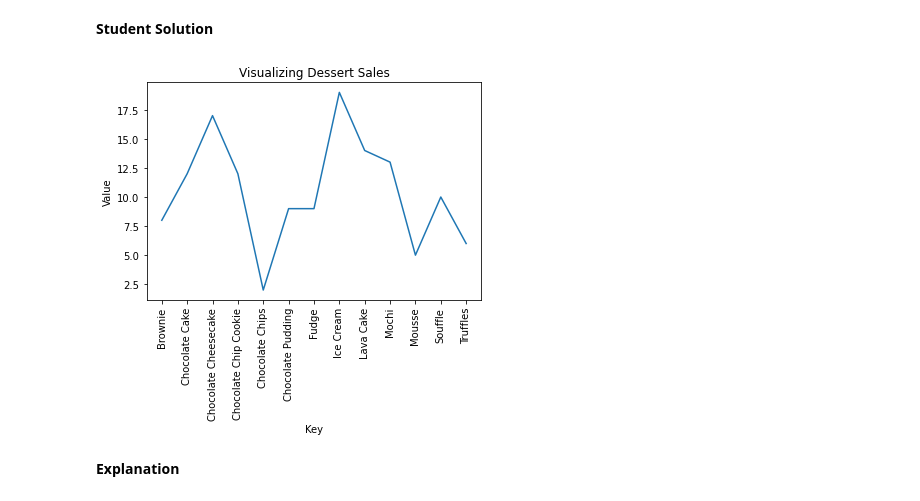
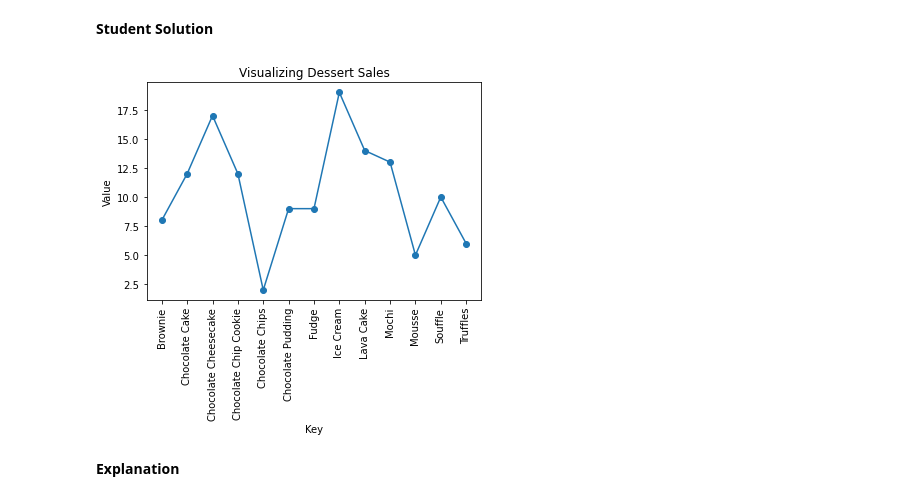
Before and after one commit to rifqicharisma/Belajar_Ai, a Jupyter notebook: Bisa Ai/Data Science/Topic 5 - Visualisasi Data/Data Visualizations.ipynb, the cells around one changed output. Saved outputs shown, nothing was run; the diff lists cells and outputs as text; code cells hidden in the pictures.

```diff
--- a/Bisa Ai/Data Science/Topic 5 - Visualisasi Data/Data Visualizations.ipynb
+++ b/Bisa Ai/Data Science/Topic 5 - Visualisasi Data/Data Visualizations.ipynb
@@ -879,35 +879,35 @@ import matplotlib.pyplot as plt
 import numpy as np
 import pandas as pd
 
 dessert_sales = {
   'Lava Cake': 14,
   'Mousse': 5,
   'Chocolate Cake': 12,
   'Ice Cream': 19,
   'Truffles': 6,
   'Brownie': 8,
   'Chocolate Chip Cookie': 12,
   'Chocolate Pudding': 9,
   'Souffle': 10,
   'Chocolate Cheesecake': 17,
   'Chocolate Chips': 2,
   'Fudge': 9,
   'Mochi': 13,
 }
 
 #Lanjutkan
 myList = dessert_sales.items()
 myList = sorted(myList)
 x, y = zip(*myList)
 
-plt.plot(x, y)
+plt.plot(x, y, marker='o')
 plt.xlabel('Key')
 plt.xticks(rotation=90)
 plt.ylabel('Value')
 plt.title('Visualizing Dessert Sales')
 plt.show()
 # %% [output]
-[figure, old version]
+[figure, new version]
 # %% [markdown]
 **Explanation**
 # %% [markdown]
```
